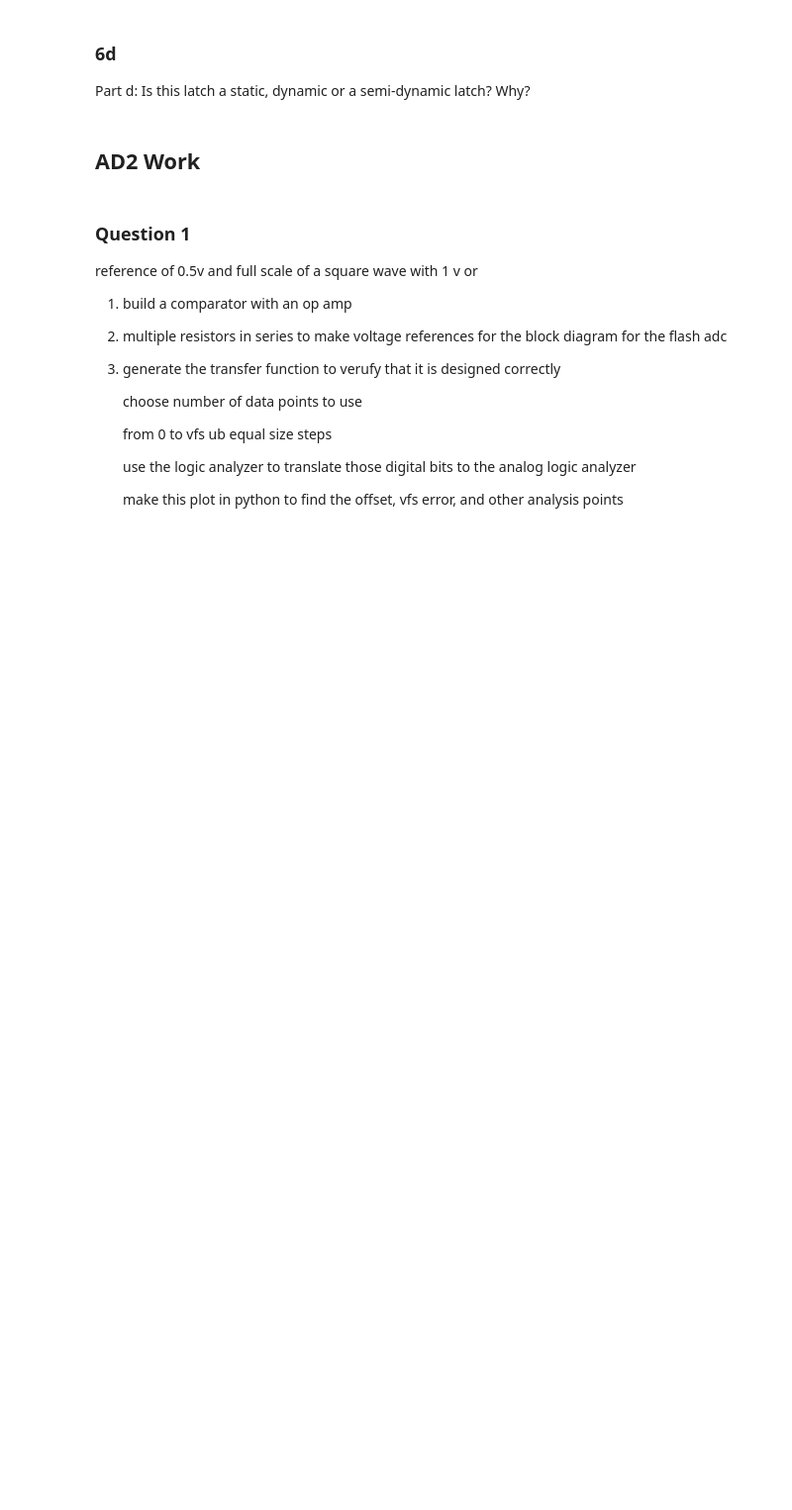
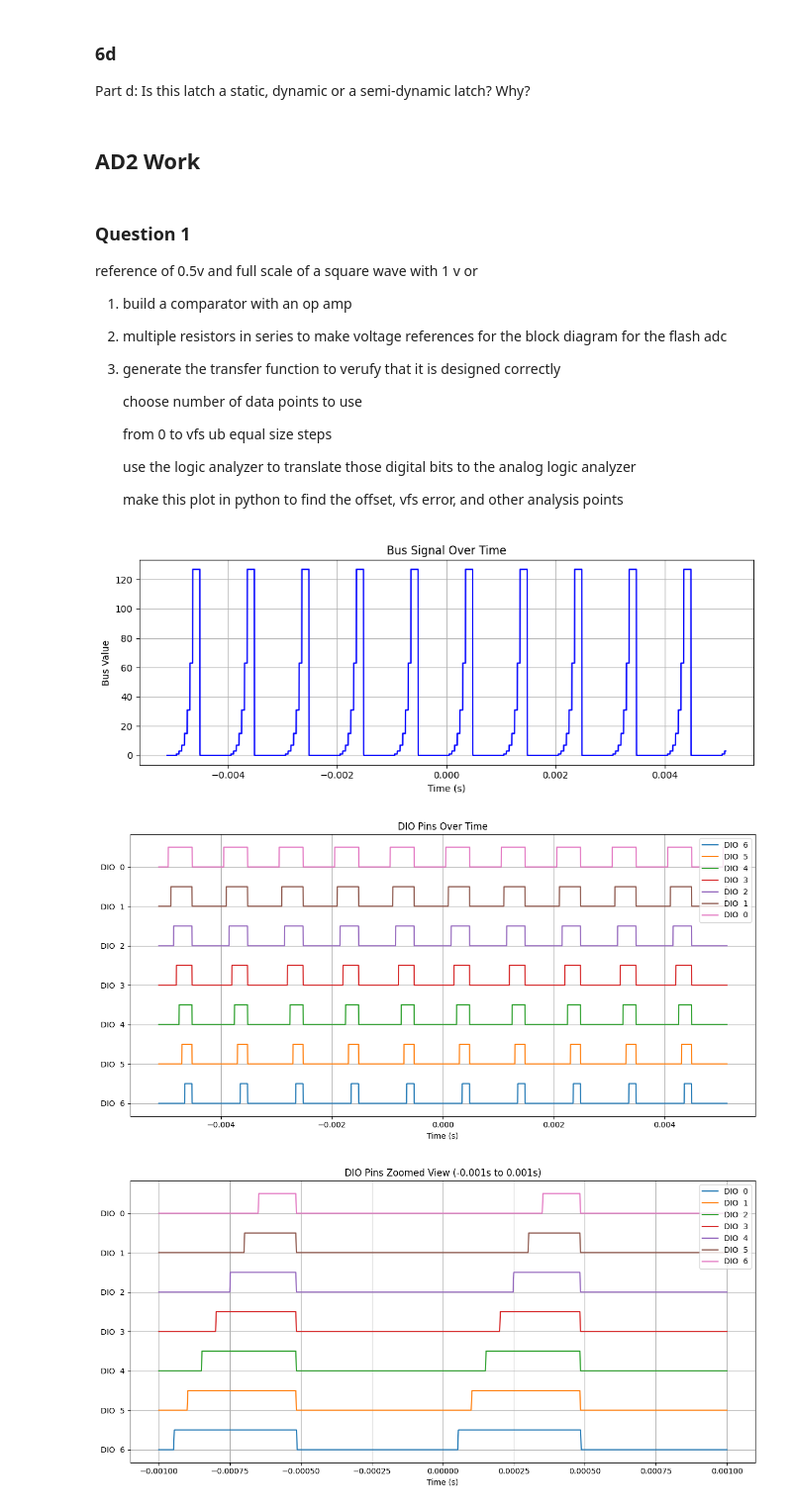
Before and after one commit to Sam-Bieberich/489, a Jupyter notebook: Lab/lab4.ipynb, the cells around one changed output. Shown at 99% size. Drawn from its saved outputs; the diff is of its cells as text; code cells hidden in the pictures; blank space fills up the shorter version.

```diff
--- a/Lab/lab4.ipynb
+++ b/Lab/lab4.ipynb
@@ -514,3 +528,64 @@ reference of 0.5v and full scale of a square wave with 1 v or
 # using a 100 ohm resistor to the ground and 470 to vdd
 
 # for question 2
+# %%
+import pandas as pd
+import matplotlib.pyplot as plt
+from io import StringIO
+
+# Load raw data
+with open("logic.csv", "r", encoding="utf-8") as f:
+    lines = f.readlines()
+data_start_index = next(i for i, line in enumerate(lines) if line.startswith("Time"))
+data_str = ''.join(lines[data_start_index:])
+df = pd.read_csv(StringIO(data_str))
+
+
+
+
+# --- Plot 1: Bus over time ---
+
+plt.figure(figsize=(10, 4))
+plt.plot(df["Time (s)"], df["Bus"], label="Bus", color="blue")
+plt.title("Bus Signal Over Time")
+plt.xlabel("Time (s)")
+plt.ylabel("Bus Value")
+plt.grid(True)
+plt.tight_layout()
+plt.show()
+
+# --- Plot 2: DIO pins ---
+dio_cols = [col for col in df.columns if "DIO" in col]
+
+plt.figure(figsize=(12, 6))
+for i, col in enumerate(sorted(dio_cols, reverse=True)):
+    plt.plot(df["Time (s)"], df[col] + i * 2, label=col)  # Offset for visibility
+plt.title("DIO Pins Over Time")
+plt.xlabel("Time (s)")
+plt.yticks([i * 2 for i in range(len(dio_cols))], sorted(dio_cols, reverse=True))
+plt.grid(True)
+plt.legend(loc='upper right')
+plt.tight_layout()
+plt.show()
+
+
+
+# --- Zoom ---
+start_time = -0.001
+end_time = 0.001
+mask = (df["Time (s)"] >= start_time) & (df["Time (s)"] <= end_time)
+zoomed_df = df[mask]
+plt.figure(figsize=(12, 6))
+for i, col in enumerate(sorted(dio_cols, reverse=False)):
+    plt.plot(zoomed_df["Time (s)"], zoomed_df[col] + i * 2, label=col)
+plt.title(f"DIO Pins Zoomed View ({start_time}s to {end_time}s)")
+plt.xlabel("Time (s)")
+plt.yticks([i * 2 for i in range(len(dio_cols))], sorted(dio_cols, reverse=True))
+plt.grid(True)
+plt.legend(loc='upper right')
+plt.tight_layout()
+plt.show()
+# %% [output]
+[figure, added]
+[figure, added]
+[figure, added]
```
Also changed, not shown: parts of 4 cells of this notebook, 2 other files.
